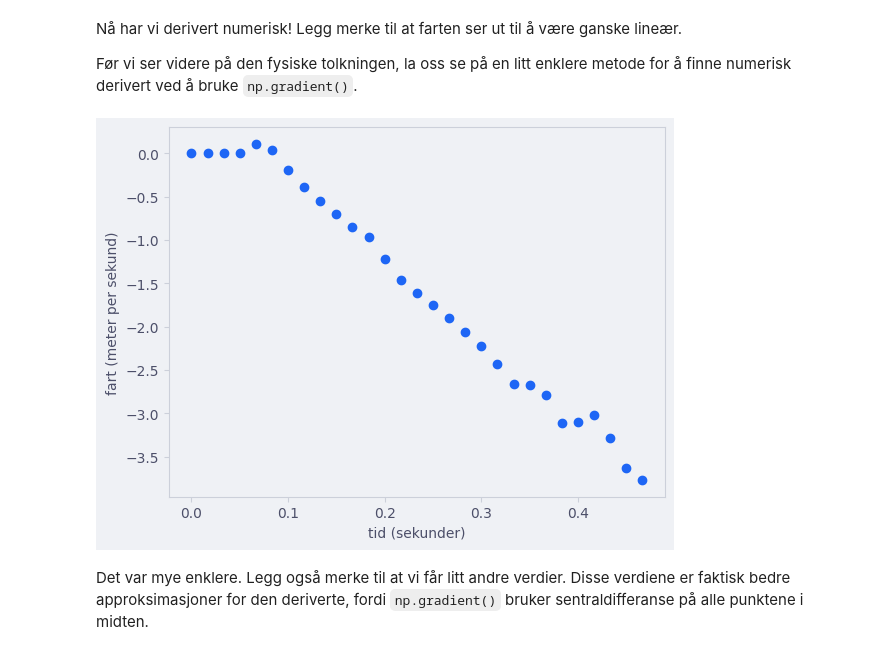
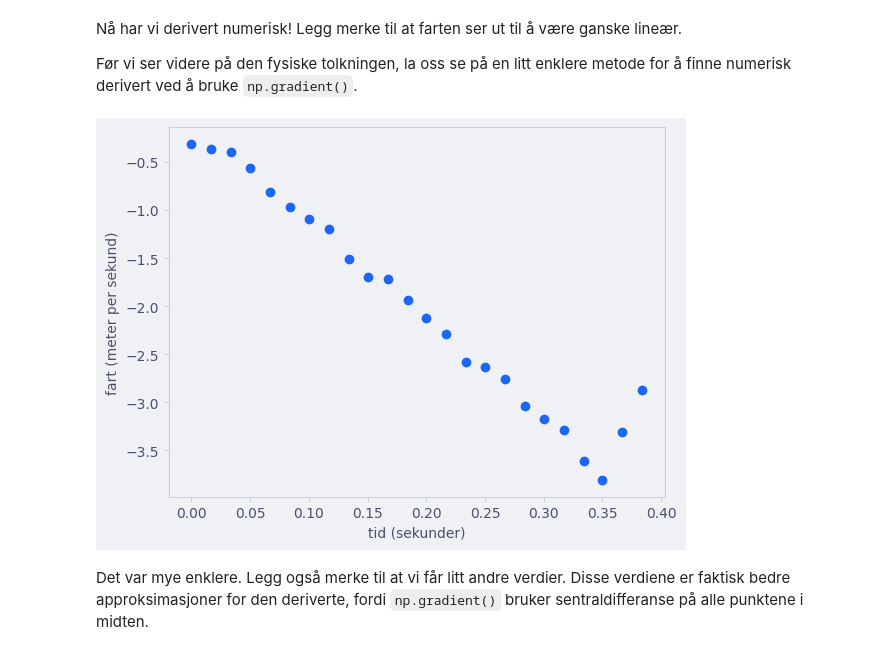
Before and after one commit to tobiasmelbo/onlinebok, a Jupyter notebook: _sources/Dataanalyse og plotting/Derivasjon Datasett.ipynb, the cells around one changed output. Saved outputs shown, nothing was run; the diff lists cells and outputs as text; code cells hidden in the pictures.

```diff
--- a/_sources/Dataanalyse og plotting/Derivasjon Datasett.ipynb
+++ b/_sources/Dataanalyse og plotting/Derivasjon Datasett.ipynb
@@ -71,20 +71,21 @@ Før vi ser videre på den fysiske tolkningen, la oss se på en litt enklere met
 # %%
 import pandas as pd
 import matplotlib.pyplot as plt
+import numpy as np
 
-df = pd.read_csv("fallende_terning.csv", decimal=".", delimiter=",")
+df = pd.read_csv("fallende_terning.csv", decimal=".", delimiter=";")
 
 t = df["t"]
 y = df["y"]
 
 v = np.gradient(y, t) # Derivert av y med hensyn på t
 
 plt.xlabel("tid (sekunder)")
 plt.ylabel("fart (meter per sekund)")
 plt.scatter(t, v)
 plt.show()
 # %% [output]
-[figure, old version]
+[figure, new version]
 # %% [markdown]
 Det var mye enklere. Legg også merke til at vi får litt andre verdier. Disse verdiene er faktisk bedre approksimasjoner for den deriverte, fordi `np.gradient()` bruker sentraldifferanse på alle punktene i midten.
 # %% [markdown]
```
Also changed, not shown: parts of 5 cells of this notebook, 11 other files.
